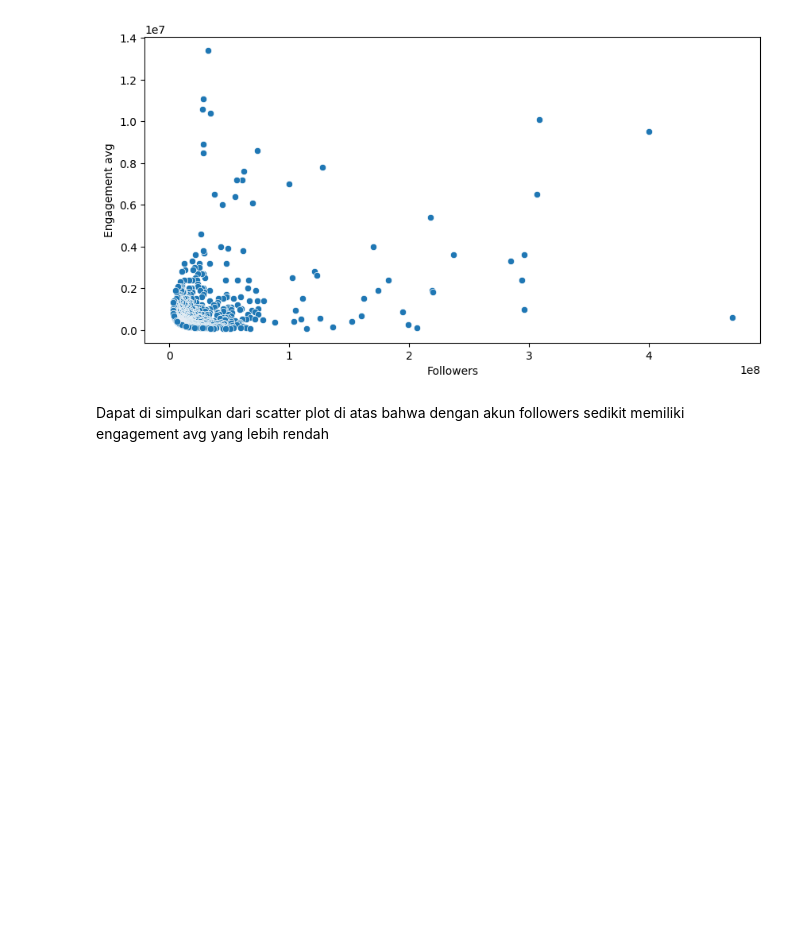
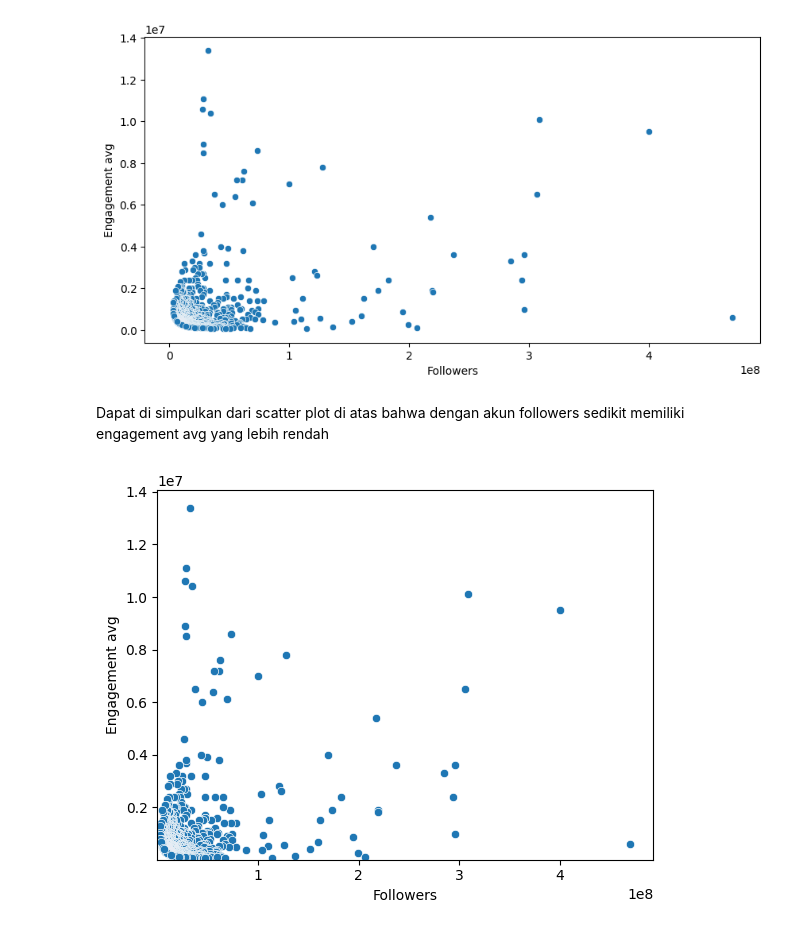
Before and after one commit to agungramadhan123/analisis-data, a Jupyter notebook: analisis.ipynb, the cells around one changed output. Cells and saved outputs as stored; diff of their text form; code cells hidden in the pictures; blank space fills up the shorter version.

```diff
--- a/analisis.ipynb
+++ b/analisis.ipynb
@@ -77,3 +87,12 @@ plt.show()
 [figure]
 # %% [markdown]
 Dapat di simpulkan dari scatter plot di atas bahwa dengan akun followers sedikit memiliki engagement avg yang lebih rendah
+# %%
+# Followers vs ENgagement AVG
+
+sns.scatterplot(data=df, x='Followers', y='Engagement avg')
+plt.ylim(bottom=1)
+plt.xlim(left=0.8)
+plt.show()
+# %% [output]
+[figure, added]
```
Also changed, not shown: parts of 1 cell of this notebook, 4 other files.
